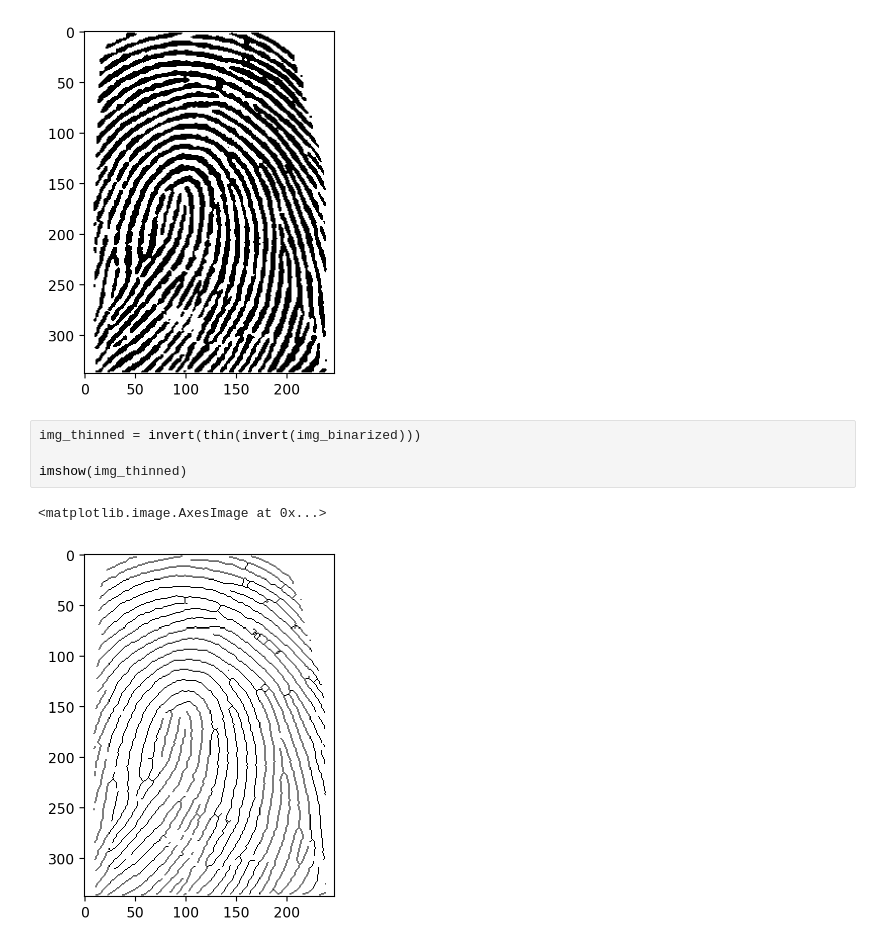
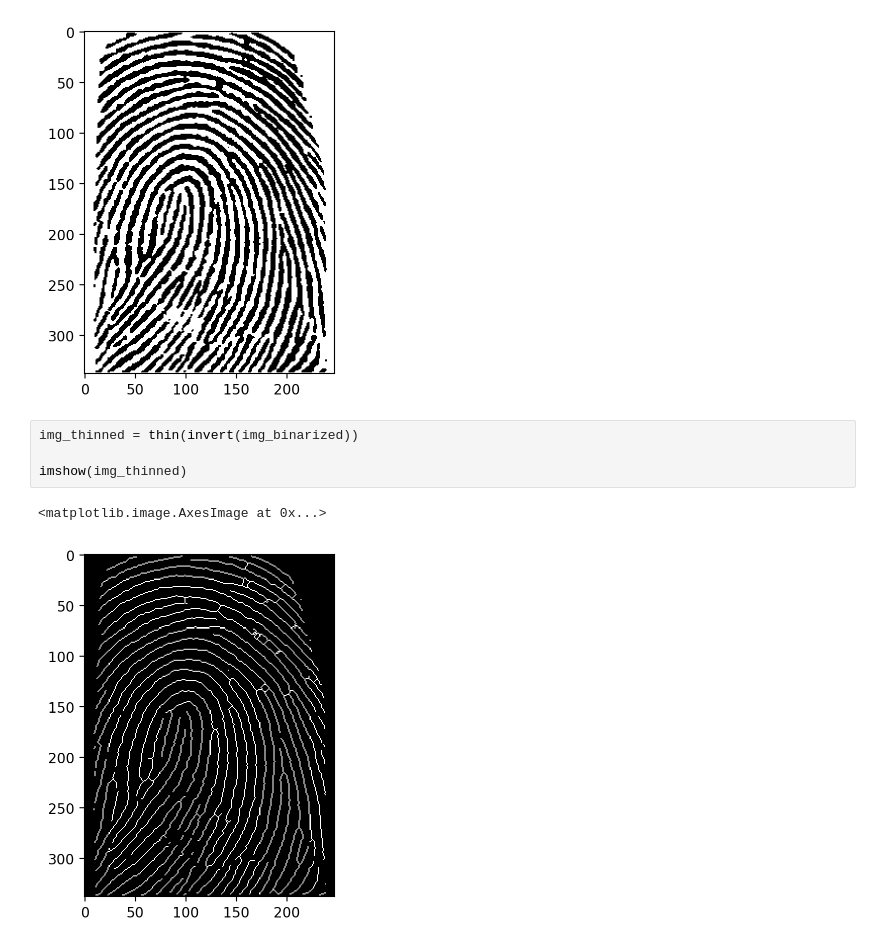
Before and after one commit to Antoninj/biometrics-project, a Jupyter notebook: sandbox.ipynb, the cells around one changed output. Cells and saved outputs as stored; diff of their text form.

```diff
--- a/sandbox.ipynb
+++ b/sandbox.ipynb
@@ -71,10 +71,10 @@ imshow(img_binarized)
 <matplotlib.image.AxesImage at 0x...>
 [figure]
 # %%
-img_thinned = invert(thin(invert(img_binarized)))
+img_thinned = thin(invert(img_binarized))
 
 imshow(img_thinned)
 # %% [output]
 <matplotlib.image.AxesImage at 0x...>
-[figure, old version]
+[figure, new version]
 # %%
```
Also changed, not shown: parts of 20 cells of this notebook, 12 other files.
